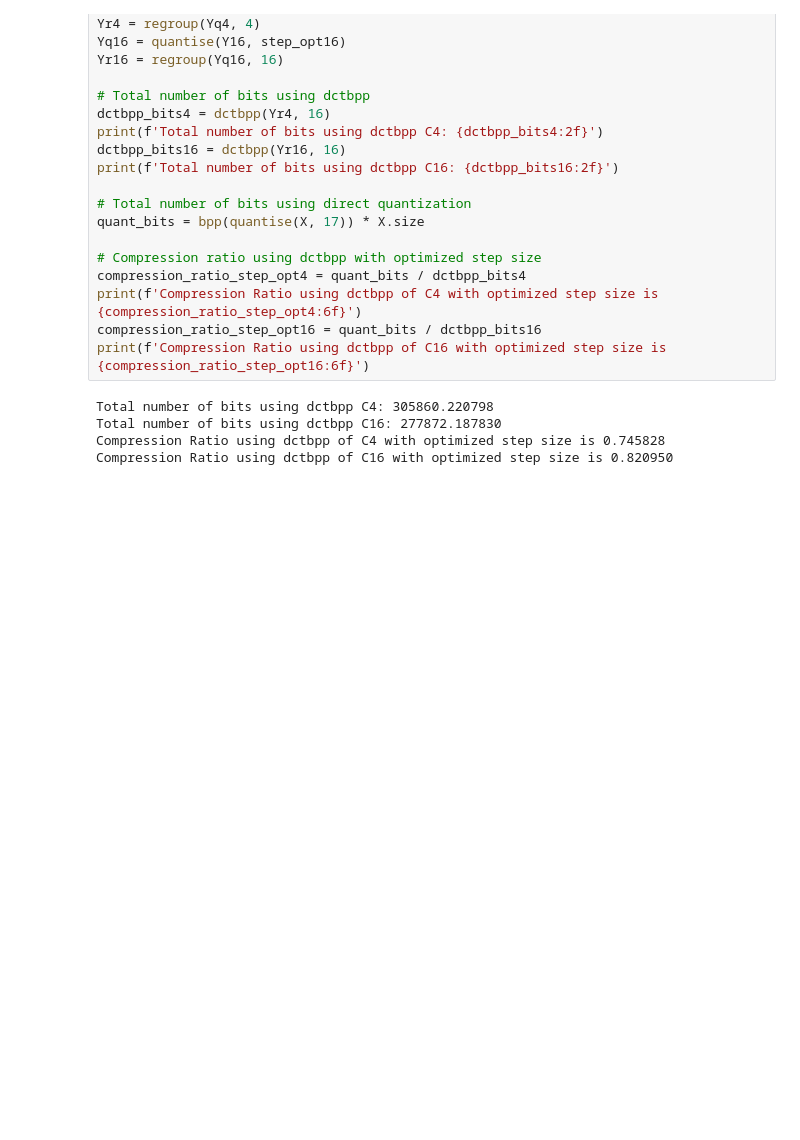
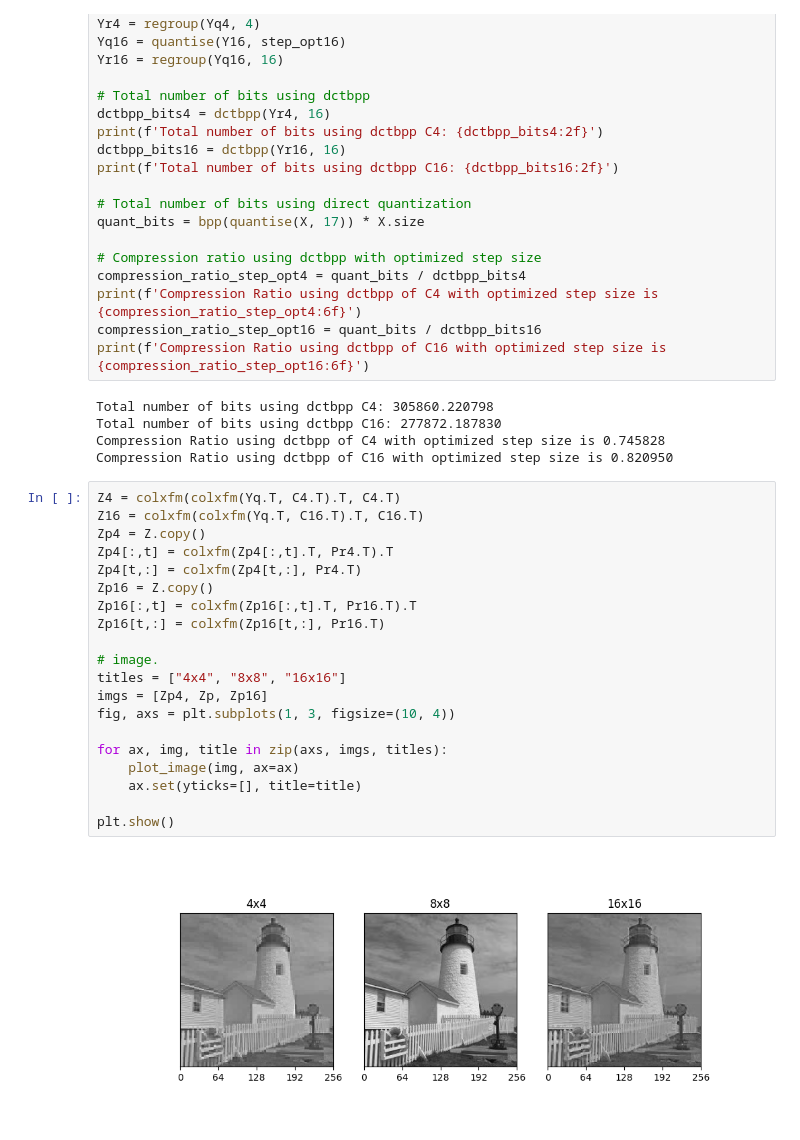
Before and after one commit to EntropyF/cued_sf2_lab, a Jupyter notebook: 8-lbt.ipynb, the cells around one changed output. Cells and saved outputs as stored; diff of their text form; blank space fills up the shorter version.

```diff
--- a/8-lbt.ipynb
+++ b/8-lbt.ipynb
@@ -395,3 +395,25 @@ Total number of bits using dctbpp C4: 305860.220798
 Total number of bits using dctbpp C16: 277872.187830
 Compression Ratio using dctbpp of C4 with optimized step size is 0.745828
 Compression Ratio using dctbpp of C16 with optimized step size is 0.820950
+# %%
+Z4 = colxfm(colxfm(Yq.T, C4.T).T, C4.T)
+Z16 = colxfm(colxfm(Yq.T, C16.T).T, C16.T)
+Zp4 = Z.copy()
+Zp4[:,t] = colxfm(Zp4[:,t].T, Pr4.T).T
+Zp4[t,:] = colxfm(Zp4[t,:], Pr4.T)
+Zp16 = Z.copy()
+Zp16[:,t] = colxfm(Zp16[:,t].T, Pr16.T).T
+Zp16[t,:] = colxfm(Zp16[t,:], Pr16.T)
+
+# image.
+titles = ["4x4", "8x8", "16x16"]
+imgs = [Zp4, Zp, Zp16]
+fig, axs = plt.subplots(1, 3, figsize=(10, 4))
+
+for ax, img, title in zip(axs, imgs, titles):
+    plot_image(img, ax=ax)
+    ax.set(yticks=[], title=title)
+
+plt.show()
+# %% [output]
+[figure, added]
```
Also changed, not shown: 1 other file.
